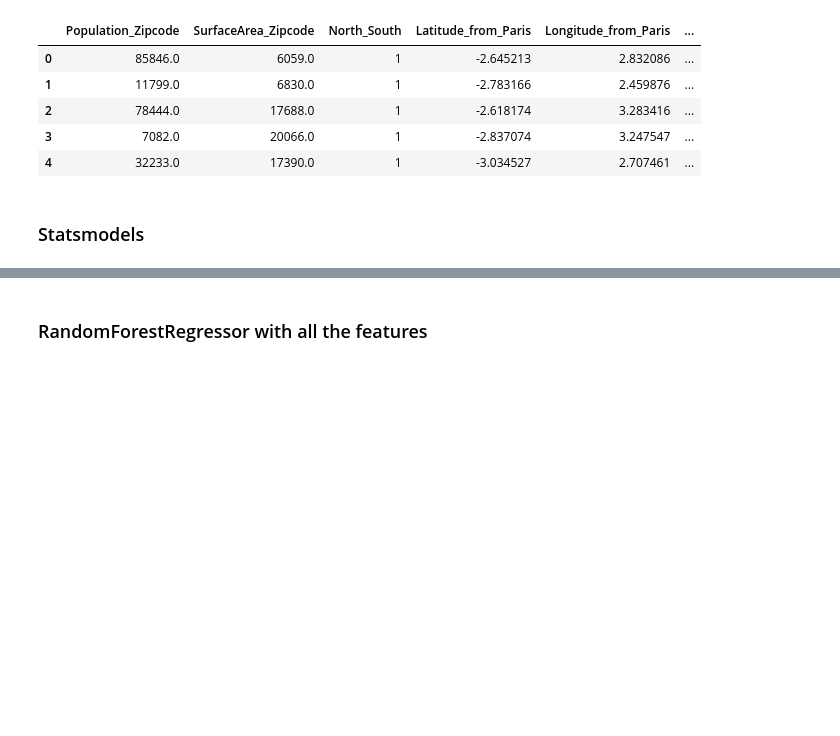
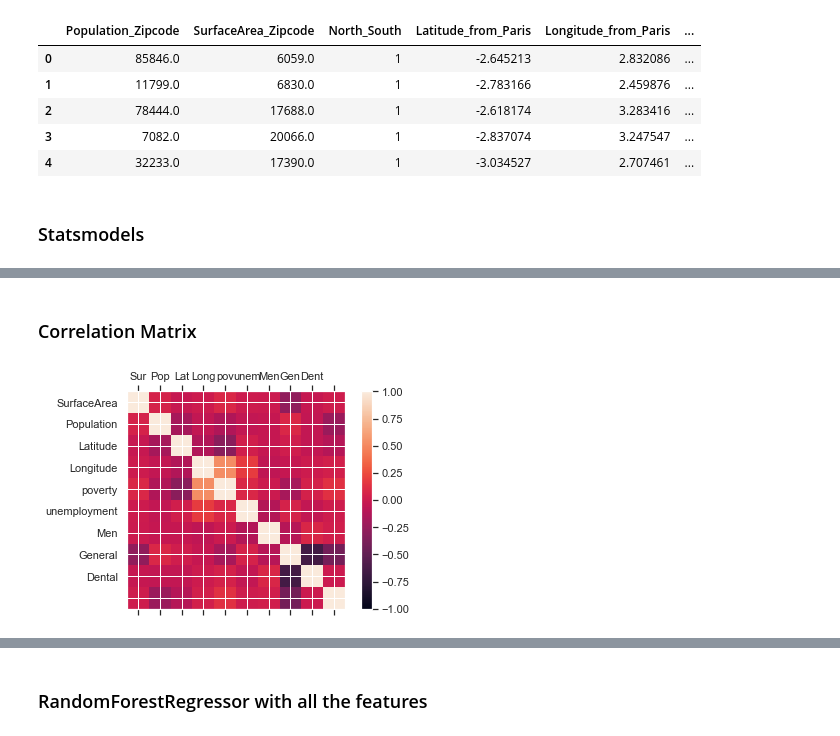
Before and after one commit to DianeDrl/Capstone-Project-1, a Jupyter notebook: Capstone Project 1.ipynb, the cells around one changed output, grey strips where cells are left out. Saved outputs shown, nothing was run; the diff lists cells and outputs as text; code cells hidden in the pictures; blank space fills up the shorter version.

```diff
--- a/Capstone Project 1.ipynb
+++ b/Capstone Project 1.ipynb
@@ -902,0 +925,21 @@ strong multicollinearity or other numerical problems.
+# %% [markdown]
+### Correlation Matrix
+# %%
+data=df.drop(['Doctor_Number','Men_doctor_rate','Specialist_doctor_rate'],axis=1)
+names=['SurfaceArea','Population','Latitude','Longitude',
+       'poverty','unemployment','Men','General','Dental']
+Names=['Sur','Pop','Lat','Long',
+       'pov','unem','Men','Gen','Dent']
+correlations = data.corr()
+fig = plt.figure()
+ax = fig.add_subplot(111)
+cax = ax.matshow(correlations, vmin=-1, vmax=1)
+fig.colorbar(cax)
+ticks = np.arange(0,10,1)
+ax.set_xticks(ticks)
+ax.set_yticks(ticks)
+ax.set_xticklabels(Names)
+ax.set_yticklabels(names)
+plt.show()
+# %% [output]
+[figure, added]
```
Also changed, not shown: parts of 15 cells of this notebook, 1 other file.
